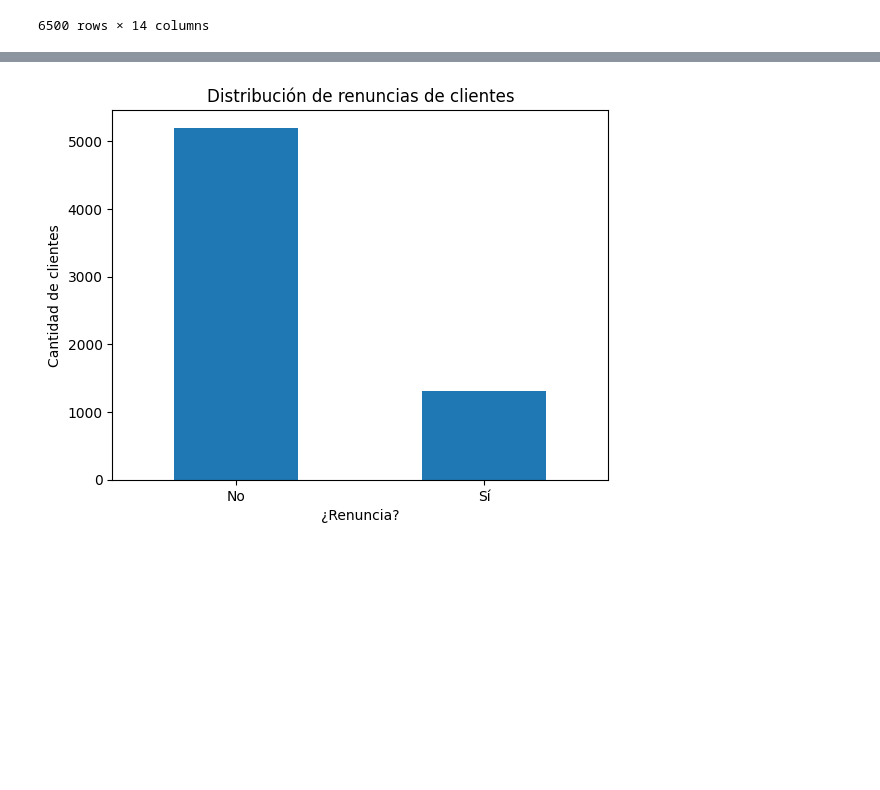
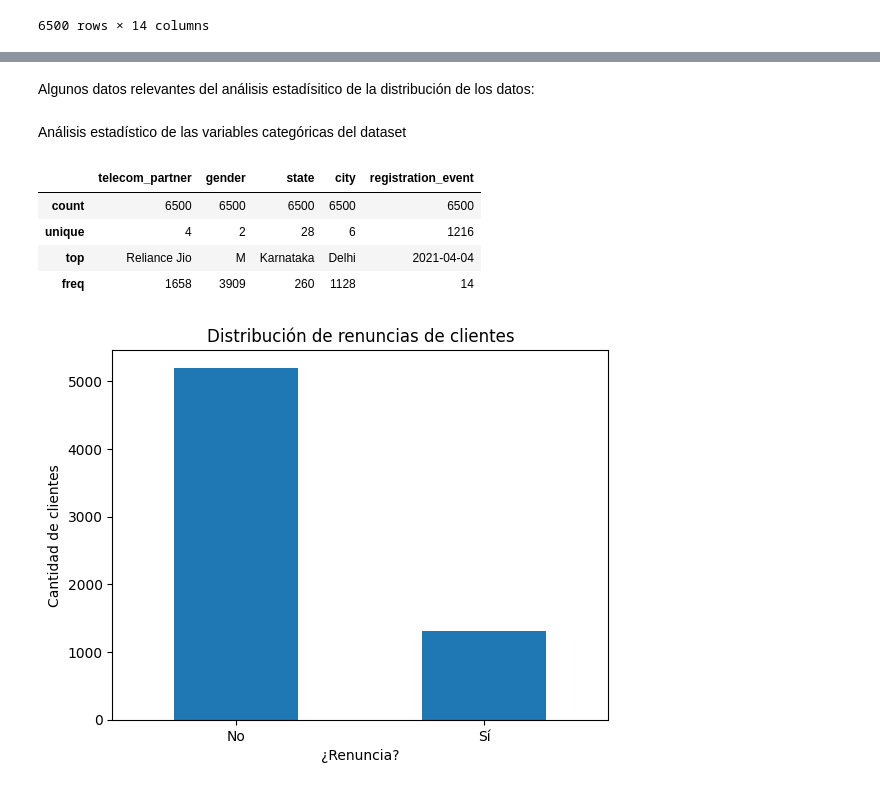
Before and after one commit to Faabrisgro/proyecto_final_mundose, a Jupyter notebook: proyecto_final.ipynb, the cells around one changed output, grey strips where cells are left out. Drawn from its saved outputs; the diff is of its cells as text; code cells hidden in the pictures; blank space fills up the shorter version.

```diff
--- a/proyecto_final.ipynb
+++ b/proyecto_final.ipynb
@@ -102,3 +81,15 @@ df_full
+# %% [markdown]
+Algunos datos relevantes del análisis estadísitico de la distribución de los datos:
+# %% [markdown]
+Análisis estadístico de las variables categóricas del dataset
+# %%
+df_full.describe(include='O')
+# %% [output]
+|  | telecom_partner | gender | state | city | registration_event |
+| count | 6500 | 6500 | 6500 | 6500 | 6500 |
+| unique | 4 | 2 | 28 | 6 | 1216 |
+| top | Reliance Jio | M | Karnataka | Delhi | 2021-04-04 |
+| freq | 1658 | 3909 | 260 | 1128 | 14 |
 # %%
 churn_counts = df_full['churn'].value_counts().replace({0: 'No', 1: 'Sí'})
 
```
Also changed, not shown: parts of 9 cells of this notebook, 1 other file.
